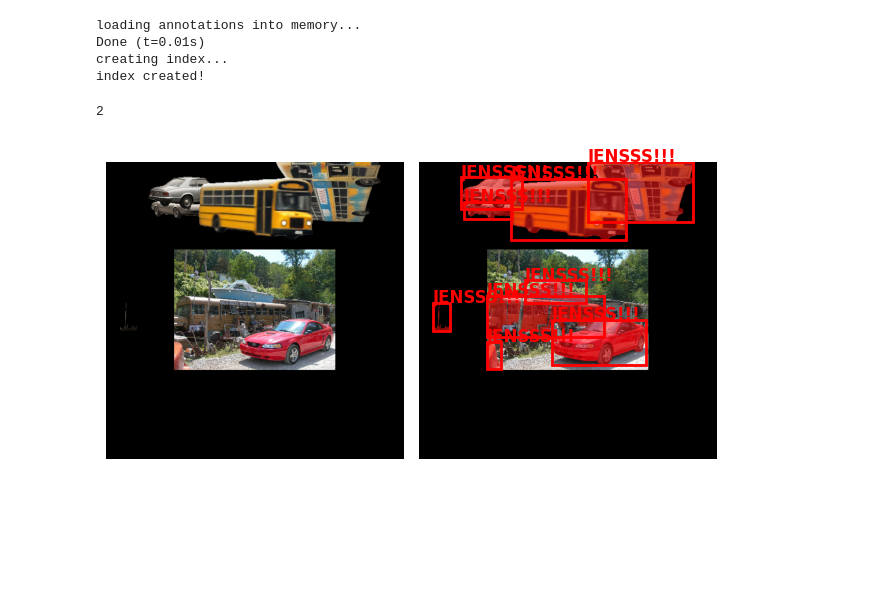
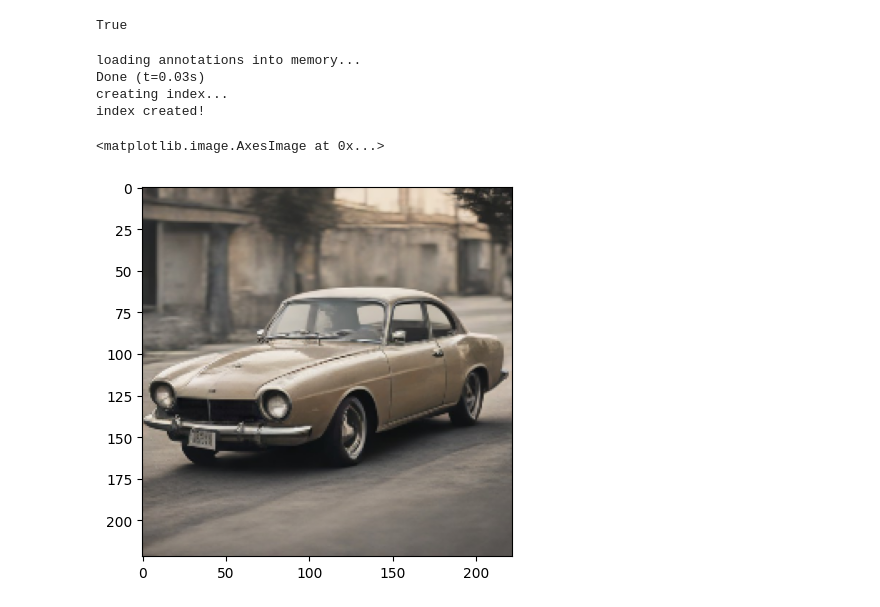
Before and after one commit to JensPars/ADLCV, a Jupyter notebook: instance_copy_paste/example.ipynb, the cells around one changed output. Cells and saved outputs as stored; diff of their text form; code cells hidden in the pictures; blank space fills up the shorter version.

```diff
--- a/instance_copy_paste/example.ipynb
+++ b/instance_copy_paste/example.ipynb
@@ -1,4 +1,5 @@
 # %%
+import os
 import albumentations as A
 from dataset import SynData, COCO_DETECTION
 from copy_paste import InstanceCopyPaste, InstanceRetriever
@@ -10,8 +11,12 @@ from skimage.measure import find_contours
 import matplotlib.pyplot as plt
 from matplotlib import patches
 from matplotlib.patches import Polygon
+from dotenv import load_dotenv
+load_dotenv()
+# %% [output]
+True
 # %%
-syn_dataset = SynData("../sdxl-turbo", {"car": 2, "bus": 1, "boat": 3})
+syn_dataset = SynData(os.environ.get("SYN_DATA_DIR"), {"car": 2, "bus": 1, "boat": 3})
 instance_retriever = InstanceRetriever(syn_dataset)
 import albumentations as A
 
@@ -23,7 +28,7 @@ transform = A.Compose(
         A.PadIfNeeded(
             512, 512, border_mode=0
         ),  # pads with image in the center, not the top left like the paper
-        A.RandomCrop(512, 512, p=1),
+        A.Resize(512, 512),
     ],
     bbox_params=A.BboxParams(
         format="coco", min_visibility=0.05, label_fields=["labels"]
@@ -31,7 +36,7 @@ transform = A.Compose(
 )
 
 dataset = COCO_DETECTION(
-    "../data/val2017",
+    os.environ.get("COCO_DATA_DIR_VAL"),
     "../car_boat_bus_val.json",
     categories=["boat", "car", "bus"],
     transform=transform,
@@ -39,7 +44,7 @@ dataset = COCO_DETECTION(
 )
 # %% [output]
 loading annotations into memory...
-Done (t=0.01s)
+Done (t=0.03s)
 creating index...
 index created!
 # %%
@@ -65,9 +70,12 @@ def apply_mask(image, mask, color, alpha=0.5):
             image[:, :, c],
         )
     return image
+# %%
+plt.imshow(instance_retriever.get_instances(8)[0]["image"])
+# %% [output]
+<matplotlib.image.AxesImage at 0x...>
+[figure, added]
 # %%
 len(dataset)
-# %% [output]
-2
 # %%
 img, test = dataset[random.randint(0, len(dataset) - 1)]
@@ -76,7 +90,7 @@ img, test = dataset[random.randint(0, len(dataset) - 1)]
 
 f, ax = plt.subplots(1, 2)
 img = img.permute(1, 2, 0).numpy()
-ax[0].imshow(img)
+ax[0].imshow(img/255)
 ax[0].axis("off")
 if len(test["boxes"]) == 0:
     pass
@@ -84,21 +98,19 @@ else:
     for i, mask in enumerate(test["masks"]):
         color = random_colors(1)[0]
         img = apply_mask(img, mask.detach().numpy(), color)
-        ax[1].imshow(img)
+        ax[1].imshow(img/255)
 
-        x1, y1, x2, y2 = test["boxes"][i][0]
+        x1, y1, x2, y2 = test["boxes"][i]
         rect = patches.Rectangle(
             (x1, y1), x2 - x1, y2 - y1, linewidth=2, edgecolor="r", facecolor="none"
         )
         ax[1].add_patch(rect)
 
         # Add text to the rectangle
-        label = f"JENSSS!!!"
+        label = reversed_mapping[test["labels"][i].item()]
         ax[1].text(x1, y1, label, color="r", fontsize=12, weight="bold")
         ax[1].axis("off")
 
     plt.tight_layout()
     plt.axis("off")
     plt.show()
-# %% [output]
-[figure, removed]
```
Also changed, not shown: parts of 3 cells of this notebook.
